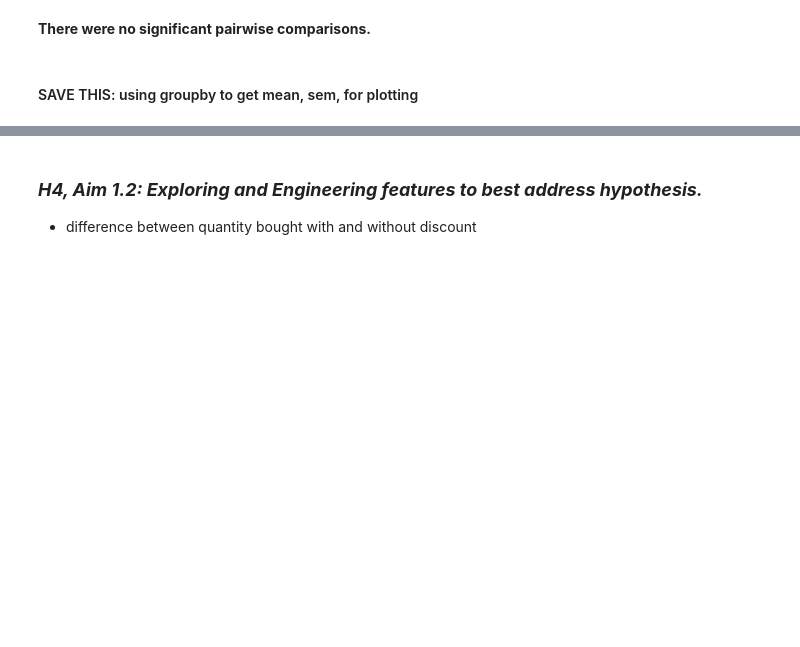
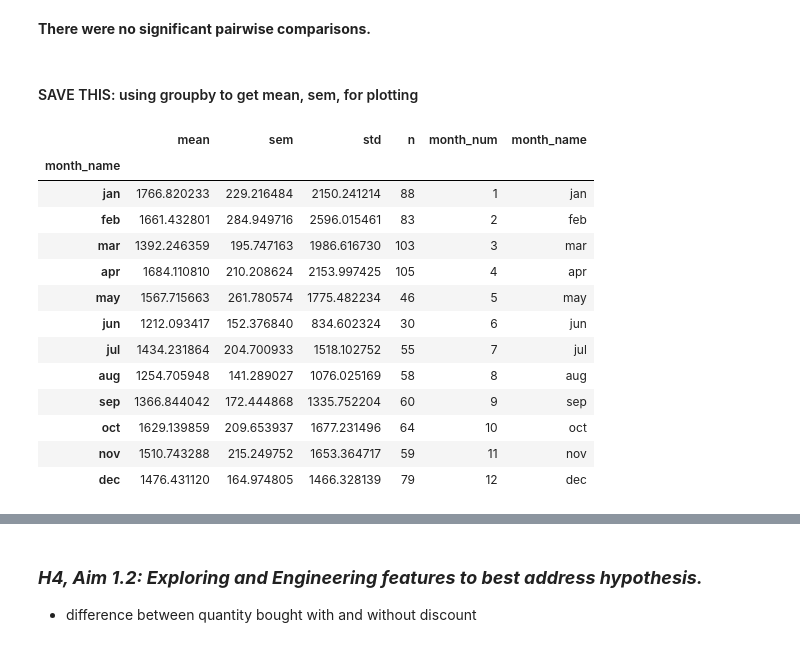
Before and after one commit to jirvingphd/dsc-2-final-project-online-ds-ft-021119, a Jupyter notebook: Old .ipynb's/Mod2_Project_CombDraftv2_H1-H4-Copy_to_MVM.ipynb, the cells around one changed output, grey strips where cells are left out. Cells and saved outputs as stored; diff of their text form; code cells hidden in the pictures; blank space fills up the shorter version.

```diff
--- a/Old .ipynb's/Mod2_Project_CombDraftv2_H1-H4-Copy_to_MVM.ipynb
+++ b/Old .ipynb's/Mod2_Project_CombDraftv2_H1-H4-Copy_to_MVM.ipynb
@@ -2528,7 +2864,9 @@ from scipy.stats import sem
 
 d_plot={}
 d_plot['mean'] = df_year_orders.groupby(['month'])['order_total'].mean()
-d_plot['sem'] =df_year_orders.groupby(['month'])['order_total'].sem()
+d_plot['sem'] = df_year_orders.groupby(['month'])['order_total'].sem()
+d_plot['std'] = df_year_orders.groupby(['month'])['order_total'].std()
+d_plot['n'] = df_year_orders.groupby(['month'])['order_total'].count()
 
 df_plot = pd.DataFrame.from_dict(d_plot)
 
@@ -2542,0 +2879,17 @@ df_plot.set_index('month_name',drop=False,inplace=True)
+# %%
+display(df_plot)
+# %% [output]
+|  | mean | sem | std | n | month_num | month_name |
+| month_name |  |  |  |  |  |  |
+| jan | 1766.820233 | 229.216484 | 2150.241214 | 88 | 1 | jan |
+| feb | 1661.432801 | 284.949716 | 2596.015461 | 83 | 2 | feb |
+| mar | 1392.246359 | 195.747163 | 1986.616730 | 103 | 3 | mar |
+| apr | 1684.110810 | 210.208624 | 2153.997425 | 105 | 4 | apr |
+| may | 1567.715663 | 261.780574 | 1775.482234 | 46 | 5 | may |
+| jun | 1212.093417 | 152.376840 | 834.602324 | 30 | 6 | jun |
+| jul | 1434.231864 | 204.700933 | 1518.102752 | 55 | 7 | jul |
+| aug | 1254.705948 | 141.289027 | 1076.025169 | 58 | 8 | aug |
+| sep | 1366.844042 | 172.444868 | 1335.752204 | 60 | 9 | sep |
+| oct | 1629.139859 | 209.653937 | 1677.231496 | 64 | 10 | oct |
+| nov | 1510.743288 | 215.249752 | 1653.364717 | 59 | 11 | nov |
+| dec | 1476.431120 | 164.974805 | 1466.328139 | 79 | 12 | dec |
```
Also changed, not shown: parts of 58 cells of this notebook, 4 other files.
